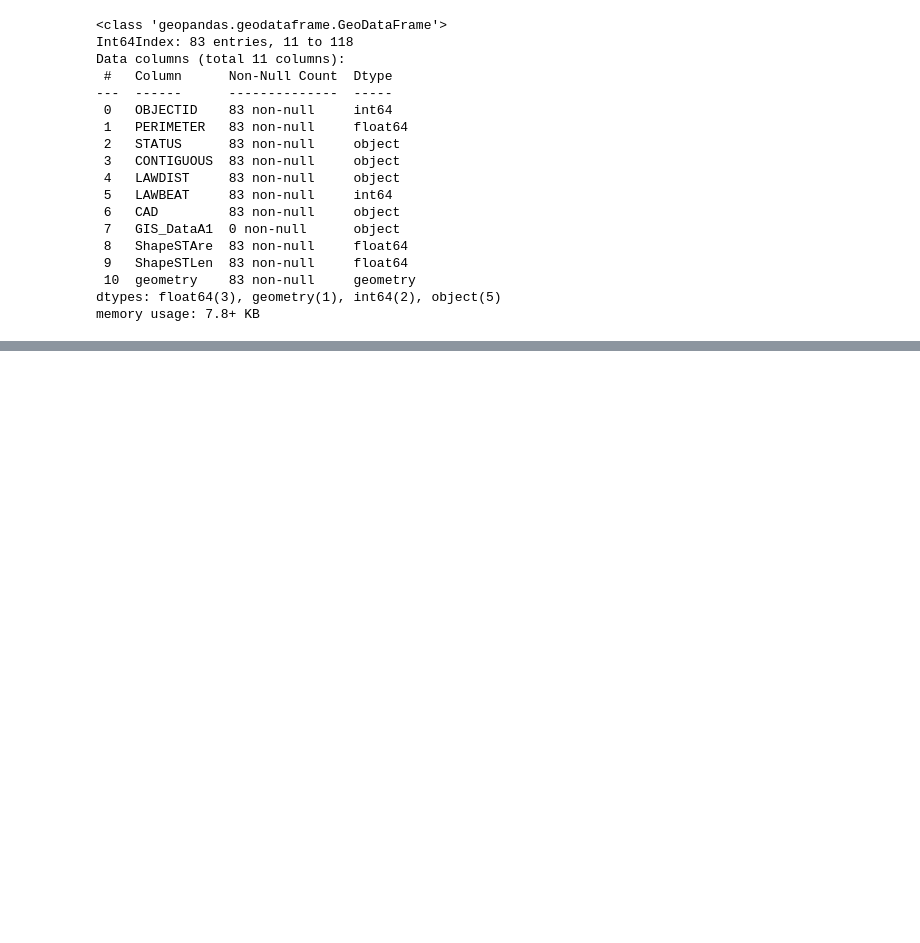
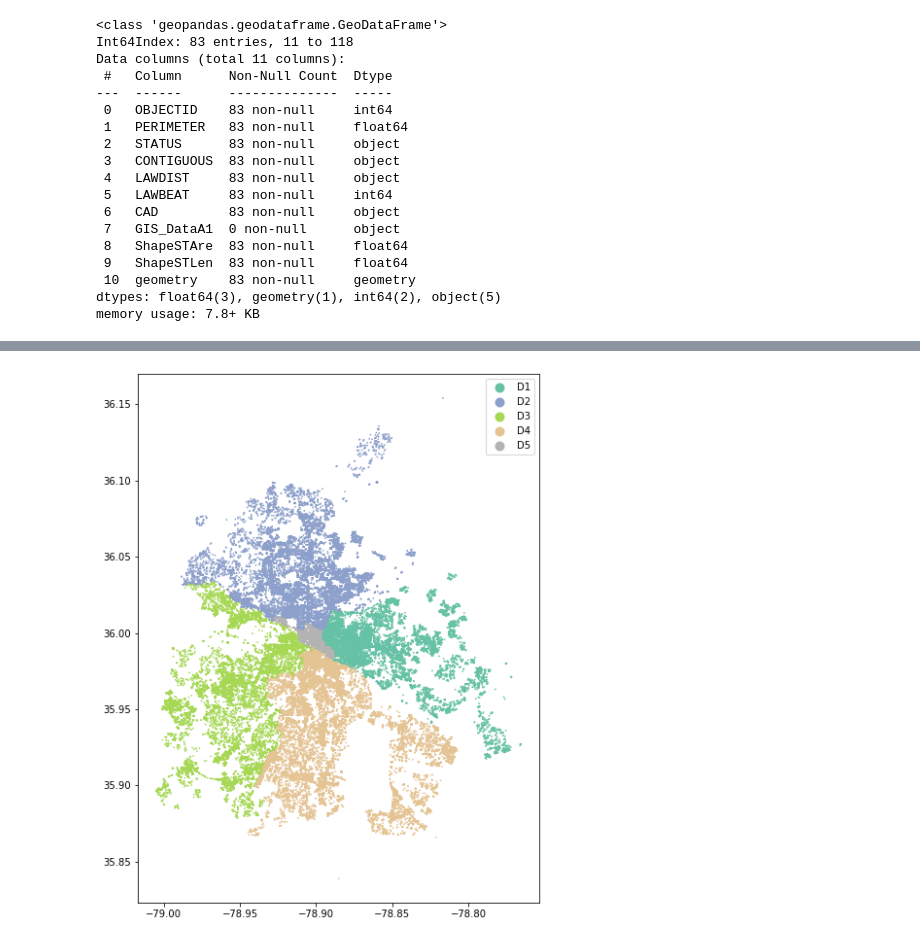
Before and after one commit to sadiesheridan/dataplus-project27-community-safety-durham, a Jupyter notebook: 10_code/EDA.ipynb, the cells around one changed output, grey strips where cells are left out. Drawn from its saved outputs; the diff is of its cells as text; code cells hidden in the pictures; blank space fills up the shorter version.

Commit message:
added priority calls analysis

```diff
--- a/10_code/EDA.ipynb
+++ b/10_code/EDA.ipynb
@@ -220,0 +268,12 @@ memory usage: 25.1+ MB
+# %%
+# Plot the call data by district using geopandas .plot() method
+fig, ax = plt.subplots(figsize = (10,10))
+
+dpdcalls.plot(column='District',
+                         categorical=True,
+                         legend=True,
+                         figsize=(10,6),
+                         markersize=0.5,
+                         cmap="Set2", ax=ax, aspect=1);
+# %% [output]
+[figure, added]
```
Also changed, not shown: parts of 18 cells of this notebook.
